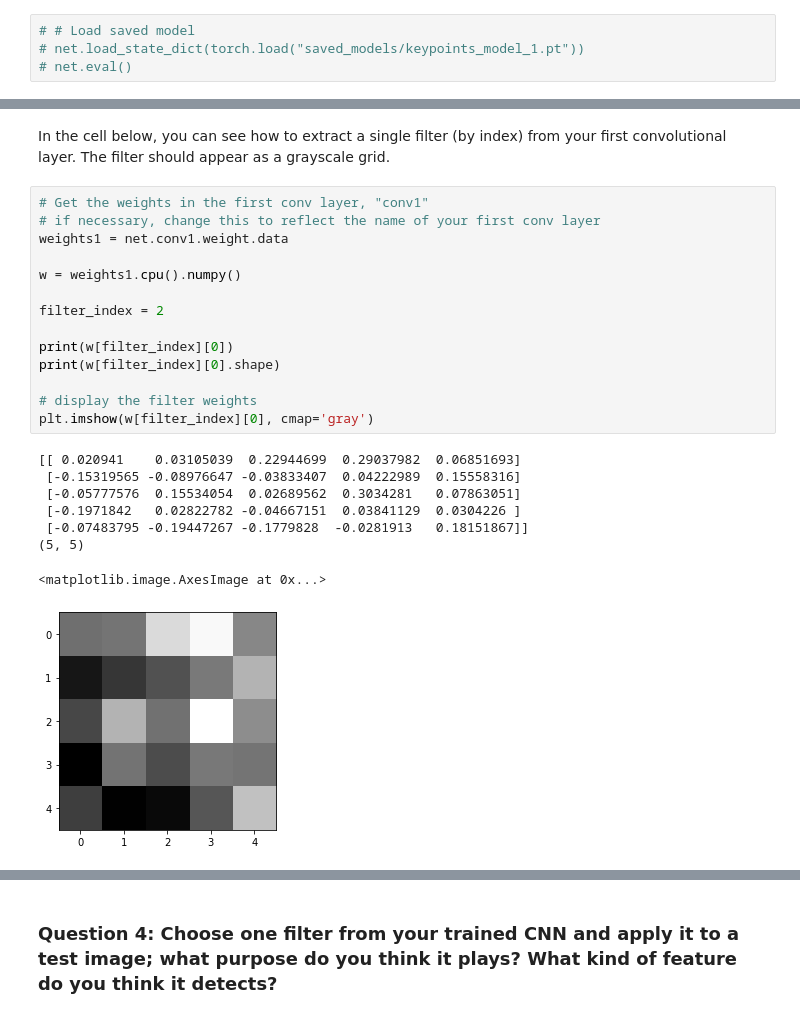
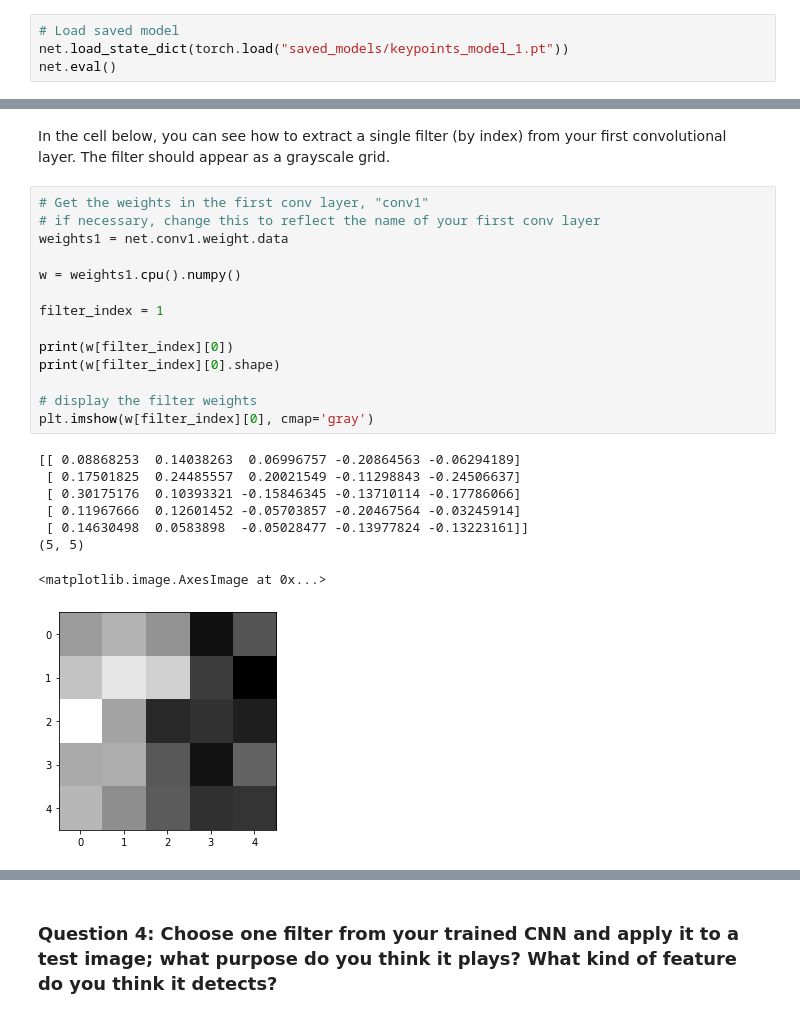
Before and after one commit to houssamn/FacialKeypoints, a Jupyter notebook: 2. Define the Network Architecture.ipynb, the cells around one changed output, grey strips where cells are left out. Saved outputs shown, nothing was run; the diff lists cells and outputs as text.

Commit message:
saving the final state for submission

```diff
--- a/2. Define the Network Architecture.ipynb
+++ b/2. Define the Network Architecture.ipynb
@@ -100,6 +100,6 @@ Net(
   (fc3): Linear(in_features=256, out_features=136, bias=True)
 )
 # %%
-# # Load saved model
-# net.load_state_dict(torch.load("saved_models/keypoints_model_1.pt"))
-# net.eval()
+# Load saved model
+net.load_state_dict(torch.load("saved_models/keypoints_model_1.pt"))
+net.eval()
@@ -499,26 +510,26 @@ In the cell below, you can see how to extract a single filter (by index) from yo
 # %%
 # Get the weights in the first conv layer, "conv1"
 # if necessary, change this to reflect the name of your first conv layer
 weights1 = net.conv1.weight.data
 
 w = weights1.cpu().numpy()
 
-filter_index = 2
+filter_index = 1
 
 print(w[filter_index][0])
 print(w[filter_index][0].shape)
 
 # display the filter weights
 plt.imshow(w[filter_index][0], cmap='gray')
 # %% [output]
-[[ 0.020941    0.03105039  0.22944699  0.29037982  0.06851693]
- [-0.15319565 -0.08976647 -0.03833407  0.04222989  0.15558316]
- [-0.05777576  0.15534054  0.02689562  0.3034281   0.07863051]
- [-0.1971842   0.02822782 -0.04667151  0.03841129  0.0304226 ]
- [-0.07483795 -0.19447267 -0.1779828  -0.0281913   0.18151867]]
+[[ 0.08868253  0.14038263  0.06996757 -0.20864563 -0.06294189]
+ [ 0.17501825  0.24485557  0.20021549 -0.11298843 -0.24506637]
+ [ 0.30175176  0.10393321 -0.15846345 -0.13710114 -0.17786066]
+ [ 0.11967666  0.12601452 -0.05703857 -0.20467564 -0.03245914]
+ [ 0.14630498  0.0583898  -0.05028477 -0.13977824 -0.13223161]]
 (5, 5)
 <matplotlib.image.AxesImage at 0x...>
-[figure, old version]
+[figure, new version]
 # %% [markdown]
 ## Feature maps
 
```
Also changed, not shown: parts of 9 cells of this notebook, 1 other file.
